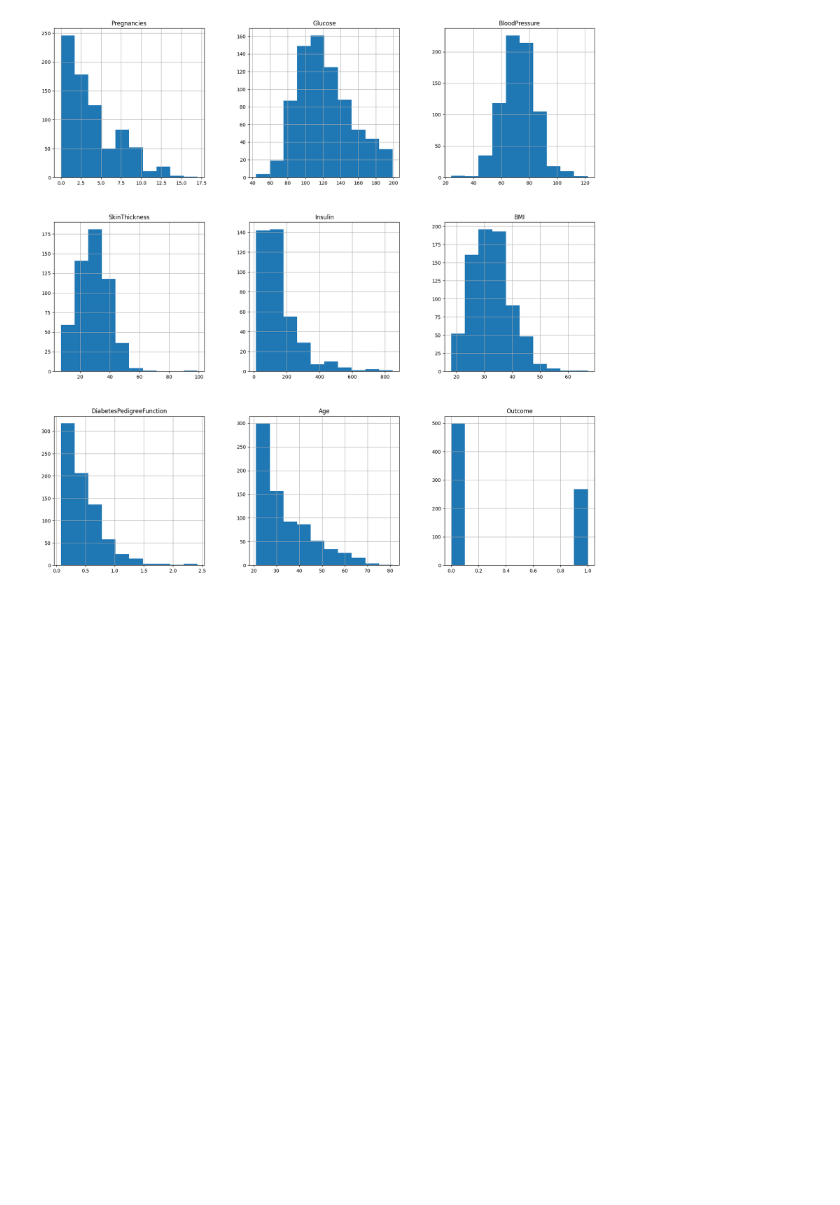
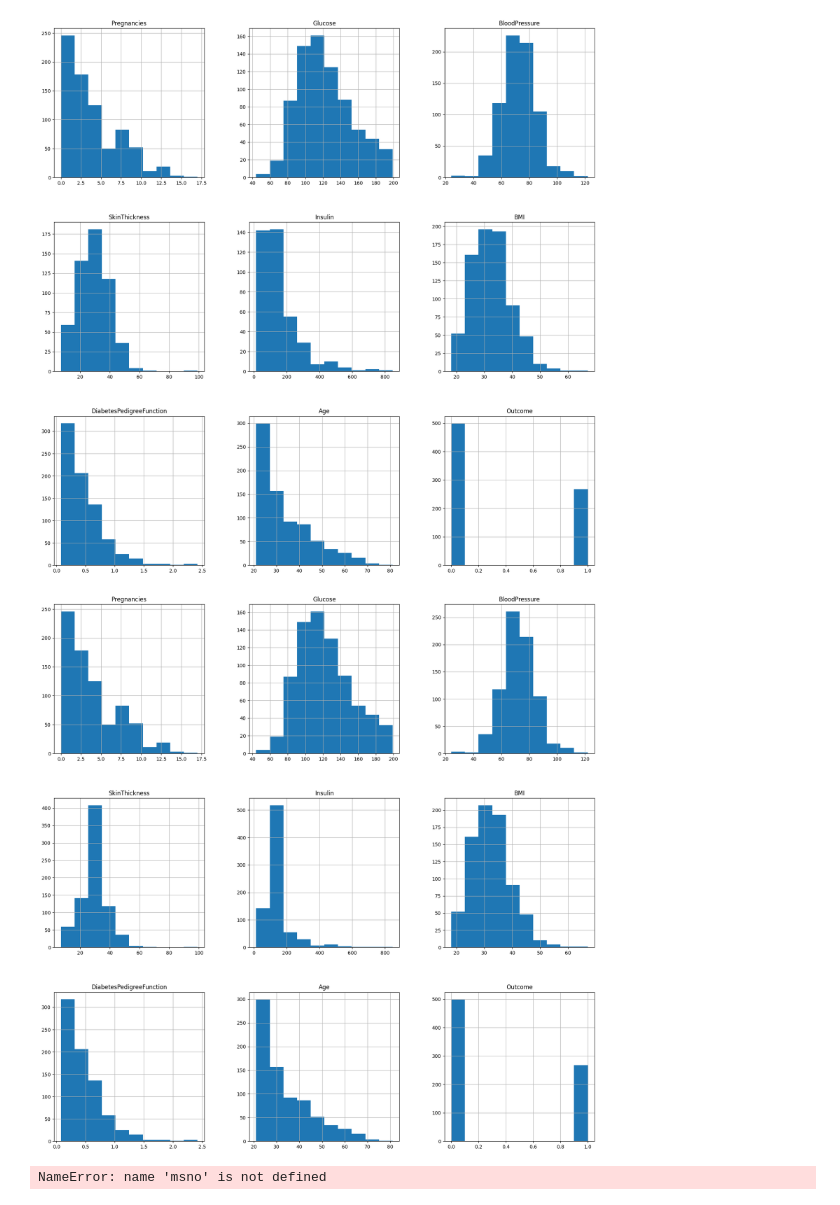
Before and after one commit to KengoKato02/Synopsis_Diabetes_Prediction_Model, a Jupyter notebook: src/main.ipynb, the cells around one changed output. Saved outputs shown, nothing was run; the diff lists cells and outputs as text; code cells hidden in the pictures; blank space fills up the shorter version.

```diff
--- a/src/main.ipynb
+++ b/src/main.ipynb
@@ -109,3 +109,21 @@ Data Visualization
 p = diabetes_df_copy.hist(figsize = (20,20))
 # %% [output]
 [figure]
+# %%
+# Remove the NANs and replace them with the mean(Glucose, Blood Pressure) and median (BMI, Insulin, Skin thickness) values
+
+diabetes_df_copy['Glucose'].fillna(diabetes_df_copy['Glucose'].mean(), inplace = True)
+diabetes_df_copy['BloodPressure'].fillna(diabetes_df_copy['BloodPressure'].mean(), inplace = True)
+diabetes_df_copy['SkinThickness'].fillna(diabetes_df_copy['SkinThickness'].median(), inplace = True)
+diabetes_df_copy['Insulin'].fillna(diabetes_df_copy['Insulin'].median(), inplace = True)
+diabetes_df_copy['BMI'].fillna(diabetes_df_copy['BMI'].median(), inplace = True)
+# %%
+# Now plot the data again to see the difference
+p = diabetes_df_copy.hist(figsize = (20,20))
+# %% [output]
+[figure, added]
+# %%
+# Null count anaylsis plot
+p = msno.bar(diabetes_df)
+# %% [output]
+NameError: name 'msno' is not defined
```
